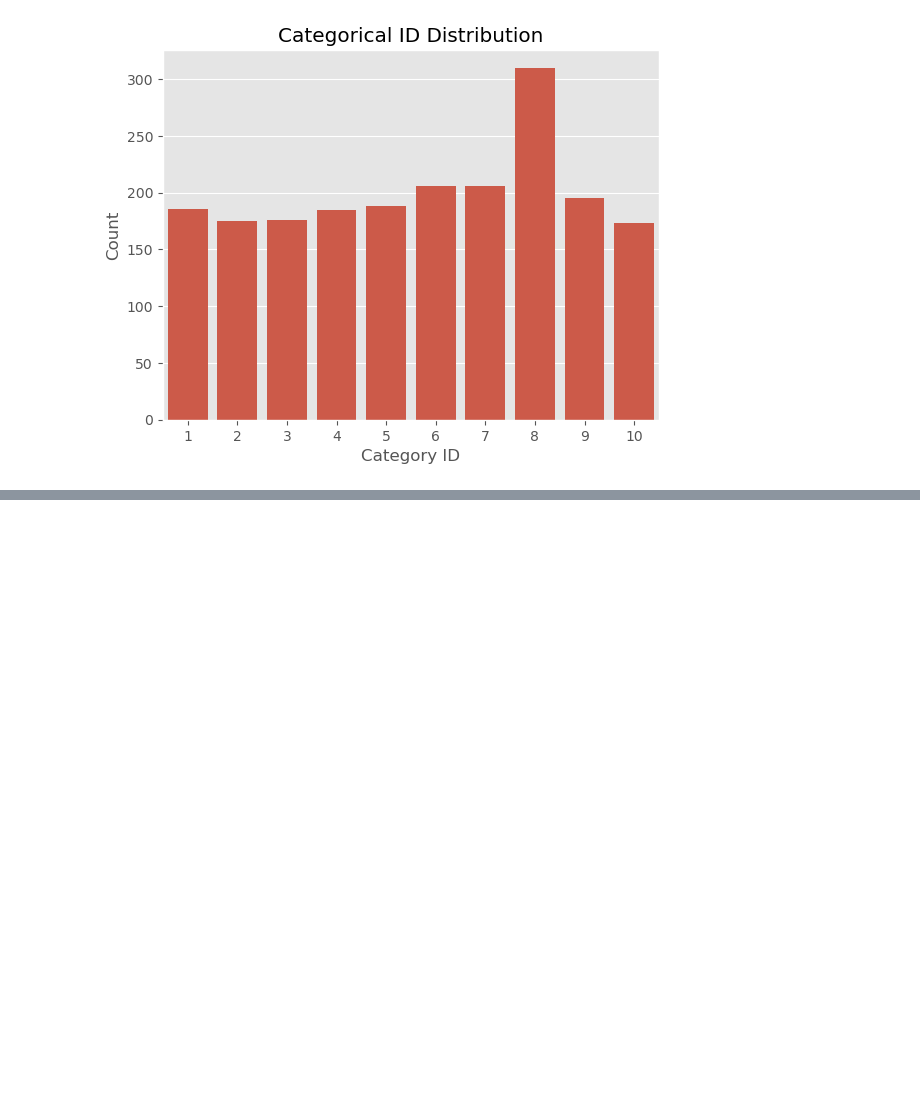
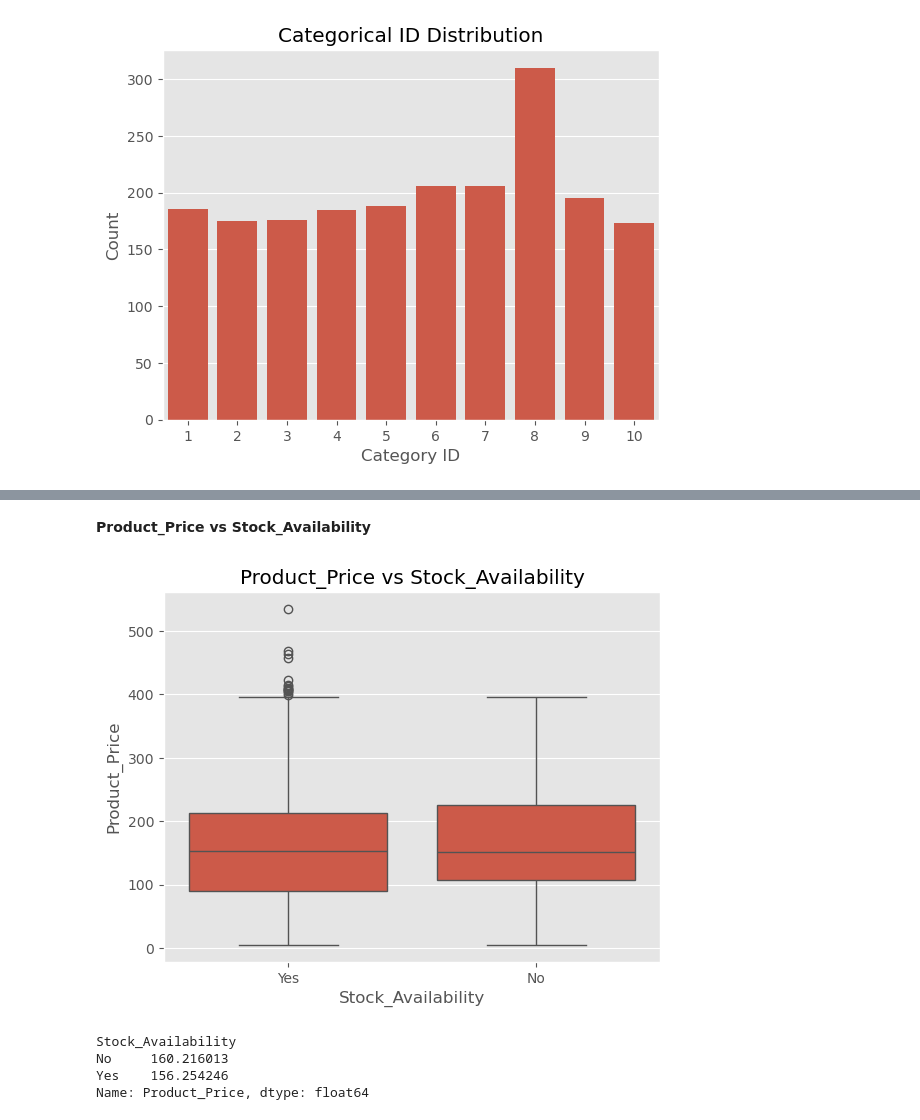
Before and after one commit to niranjan910/E-commerce-Return-Rate-Analysis, a Jupyter notebook: E-Commerce.ipynb, the cells around one changed output, grey strips where cells are left out. Saved outputs shown, nothing was run; the diff lists cells and outputs as text; code cells hidden in the pictures; blank space fills up the shorter version.

```diff
--- a/E-Commerce.ipynb
+++ b/E-Commerce.ipynb
@@ -594,0 +609,15 @@ plt.show()
+# %% [markdown]
+**Product_Price vs Stock_Availability**
+# %%
+sns.boxplot(data=df, x='Stock_Availability', y='Product_Price')
+plt.title('Product_Price vs Stock_Availability')
+plt.show()
+
+mean_price_by_availability = df.groupby('Stock_Availability')['Product_Price'].mean()
+print(mean_price_by_availability)
+# %% [output]
+[figure, added]
+Stock_Availability
+No     160.216013
+Yes    156.254246
+Name: Product_Price, dtype: float64
```
Also changed, not shown: parts of 5 cells of this notebook.
